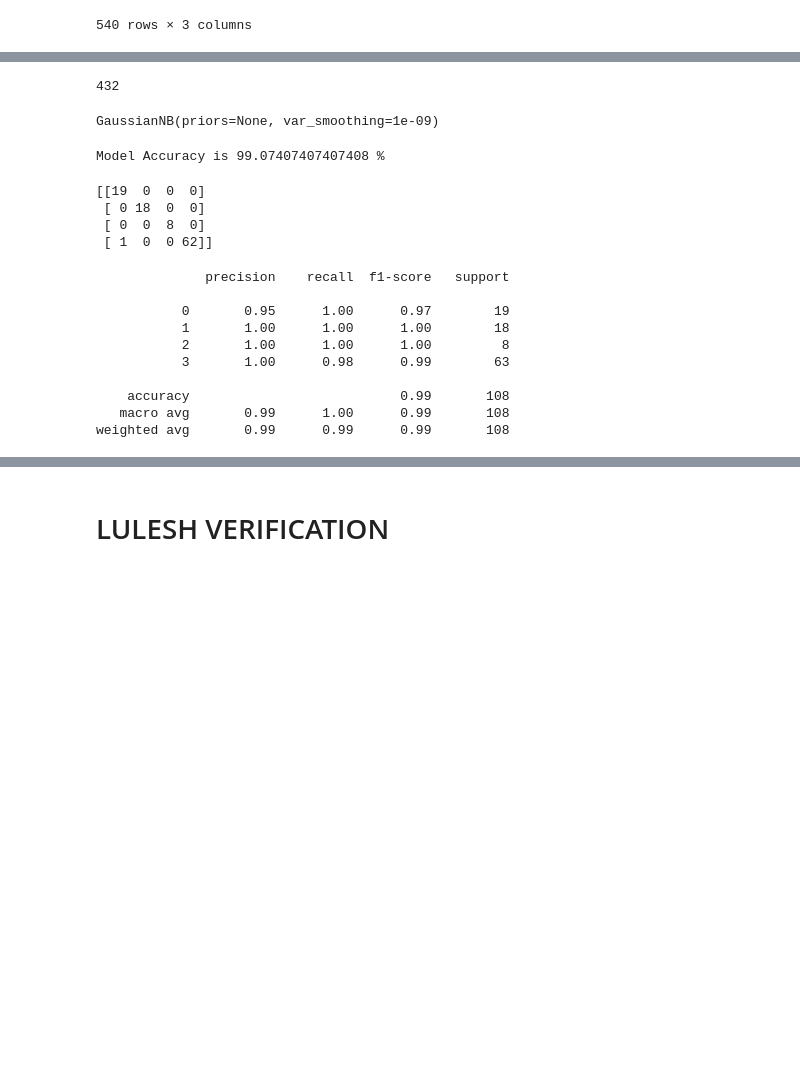
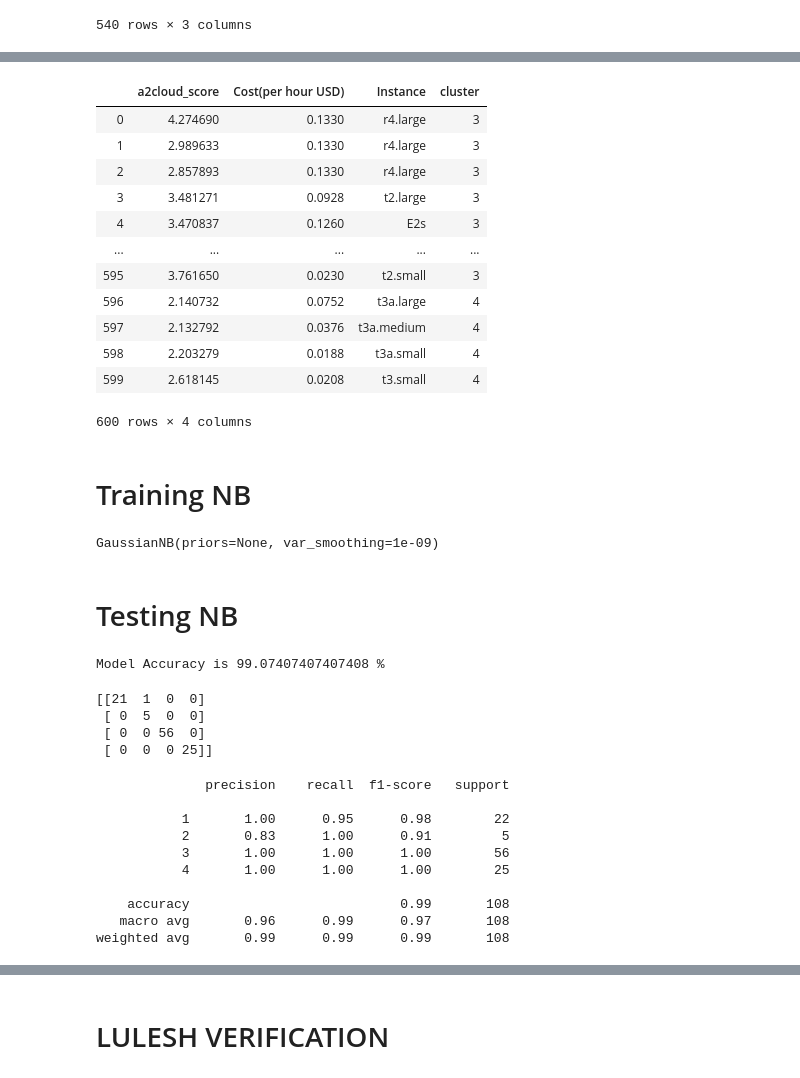
Before and after one commit to sskhan67/Cloud_Instance_recommender, a Jupyter notebook: Stand-alone Model /NB_3application_class/Computionally-intensive/stand_alone_compute_NB.ipynb, the cells around one changed output, grey strips where cells are left out. Drawn from its saved outputs; the diff is of its cells as text; code cells hidden in the pictures; blank space fills up the shorter version.

```diff
--- a/Stand-alone Model /NB_3application_class/Computionally-intensive/stand_alone_compute_NB.ipynb
+++ b/Stand-alone Model /NB_3application_class/Computionally-intensive/stand_alone_compute_NB.ipynb
@@ -113,0 +159,16 @@ df_train.iloc[0:540,:]
+# %%
+#dataset save as csv file
+df_train.to_csv(r'dataset_new.csv',index=False)
+df_new = pd.read_csv("dataset_new.csv")
+df1=df_new
+
+# check cluster label and set manually to each run
+df_new=df_new.replace({'cluster':0},7)
+df_new=df_new.replace({'cluster':1},6)
+df_new=df_new.replace({'cluster':2},8)
+df_new=df_new.replace({'cluster':3},5)
+
+df_new=df_new.replace({'cluster':5},1)
+df_new=df_new.replace({'cluster':6},2)
+df_new=df_new.replace({'cluster':7},3)
+df_new=df_new.replace({'cluster':8},4)
@@ -114,17 +189,34 @@ df_train.iloc[0:540,:]
+# %%
+df_train=df_new
+df_train
+# %% [output]
+|  | a2cloud_score | Cost(per hour USD) | Instance | cluster |
+| 0 | 4.274690 | 0.1330 | r4.large | 3 |
+| 1 | 2.989633 | 0.1330 | r4.large | 3 |
+| 2 | 2.857893 | 0.1330 | r4.large | 3 |
+| 3 | 3.481271 | 0.0928 | t2.large | 3 |
+| 4 | 3.470837 | 0.1260 | E2s | 3 |
+| ... | ... | ... | ... | ... |
+| 595 | 3.761650 | 0.0230 | t2.small | 3 |
+| 596 | 2.140732 | 0.0752 | t3a.large | 4 |
+| 597 | 2.132792 | 0.0376 | t3a.medium | 4 |
+| 598 | 2.203279 | 0.0188 | t3a.small | 4 |
+| 599 | 2.618145 | 0.0208 | t3.small | 4 |
+600 rows × 4 columns
+# %% [markdown]
+# Training NB
 # %%
 xtrain=df_train[['a2cloud_score','Cost(per hour USD)']]
 xtrain=xtrain[0:len_train]
 ytrain=df_train['cluster'].values.tolist()
 ytrain=ytrain[0:len_train]
-# %%
-len_train
-# %% [output]
-432
 # %%
 classifier = GaussianNB()
 classifier.fit(xtrain, ytrain)
 # %% [output]
 GaussianNB(priors=None, var_smoothing=1e-09)
+# %% [markdown]
+# Testing NB
 # %%
 xtest=df_train[['a2cloud_score','Cost(per hour USD)']]
 xtest=xtest[len_train:540]
@@ -140,20 +231,20 @@ Model Accuracy is 99.07407407407408 %
 # %%
 print(confusion_matrix(y_pred, y_actual))
 # %% [output]
-[[19  0  0  0]
- [ 0 18  0  0]
- [ 0  0  8  0]
- [ 1  0  0 62]]
+[[21  1  0  0]
+ [ 0  5  0  0]
+ [ 0  0 56  0]
+ [ 0  0  0 25]]
 # %%
 print(classification_report( y_pred,y_actual))
 # %% [output]
               precision    recall  f1-score   support
 
-           0       0.95      1.00      0.97        19
-           1       1.00      1.00      1.00        18
-           2       1.00      1.00      1.00         8
-           3       1.00      0.98      0.99        63
+           1       1.00      0.95      0.98        22
+           2       0.83      1.00      0.91         5
+           3       1.00      1.00      1.00        56
+           4       1.00      1.00      1.00        25
 
     accuracy                           0.99       108
-   macro avg       0.99      1.00      0.99       108
+   macro avg       0.96      0.99      0.97       108
 weighted avg       0.99      0.99      0.99       108
```
Also changed, not shown: parts of 33 cells of this notebook, 5 other files.
